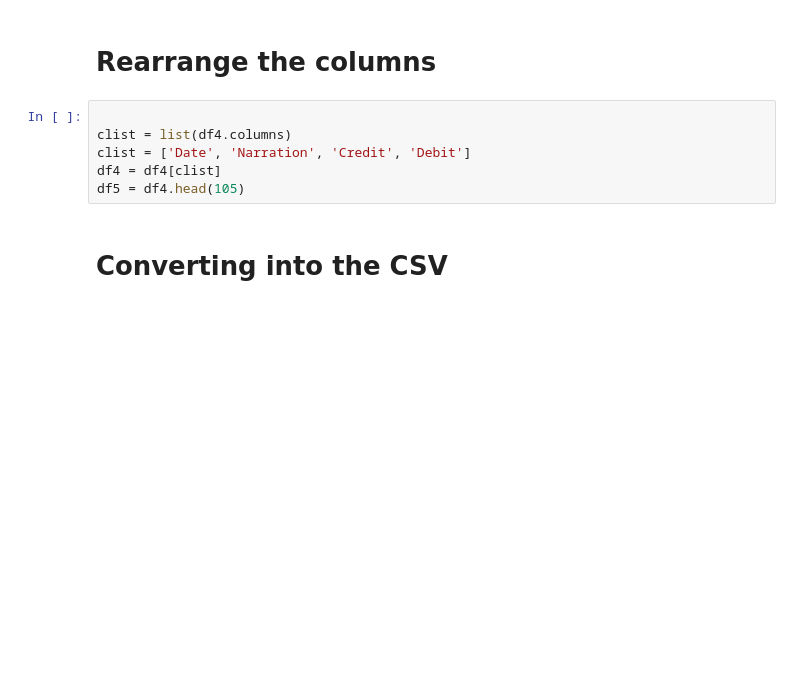
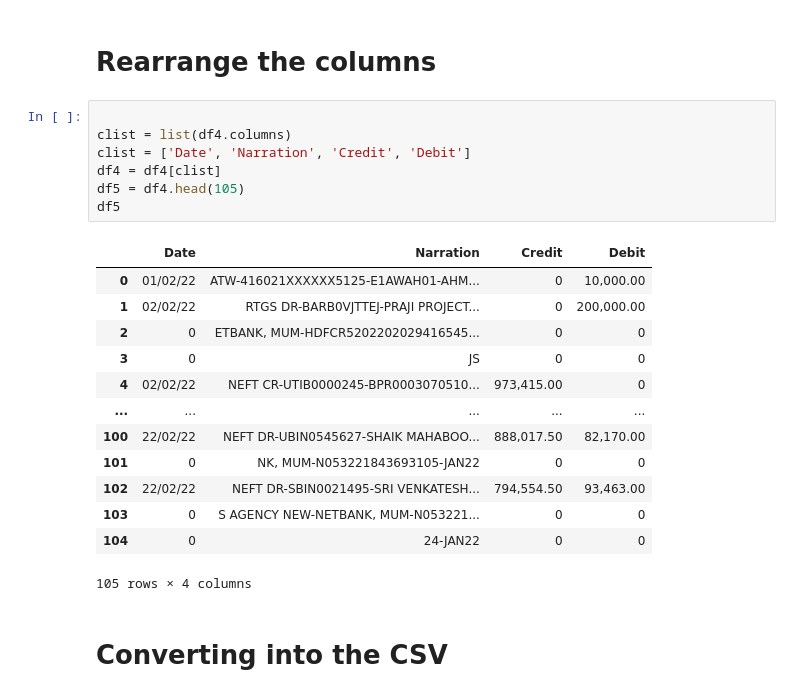
Before and after one commit to TheHarshal07/notebook, a Jupyter notebook: PDF to CSV conversion.ipynb, the cells around one changed output. Drawn from its saved outputs; the diff is of its cells as text; blank space fills up the shorter version.

```diff
--- a/PDF to CSV conversion.ipynb
+++ b/PDF to CSV conversion.ipynb
@@ -87,9 +87,24 @@ df4
 # %%
 
 clist = list(df4.columns)
 clist = ['Date', 'Narration', 'Credit', 'Debit']
 df4 = df4[clist]
 df5 = df4.head(105)
+df5
+# %% [output]
+|  | Date | Narration | Credit | Debit |
+| 0 | 01/02/22 | ATW-416021XXXXXX5125-E1AWAH01-AHM... | 0 | 10,000.00 |
+| 1 | 02/02/22 | RTGS DR-BARB0VJTTEJ-PRAJI PROJECT... | 0 | 200,000.00 |
+| 2 | 0 | ETBANK, MUM-HDFCR5202202029416545... | 0 | 0 |
+| 3 | 0 | JS | 0 | 0 |
+| 4 | 02/02/22 | NEFT CR-UTIB0000245-BPR0003070510... | 973,415.00 | 0 |
+| ... | ... | ... | ... | ... |
+| 100 | 22/02/22 | NEFT DR-UBIN0545627-SHAIK MAHABOO... | 888,017.50 | 82,170.00 |
+| 101 | 0 | NK, MUM-N053221843693105-JAN22 | 0 | 0 |
+| 102 | 22/02/22 | NEFT DR-SBIN0021495-SRI VENKATESH... | 794,554.50 | 93,463.00 |
+| 103 | 0 | S AGENCY NEW-NETBANK, MUM-N053221... | 0 | 0 |
+| 104 | 0 | 24-JAN22 | 0 | 0 |
+105 rows × 4 columns
 # %% [markdown]
 # Converting into the CSV
 # %%
```
Also changed, not shown: parts of 2 cells of this notebook.
